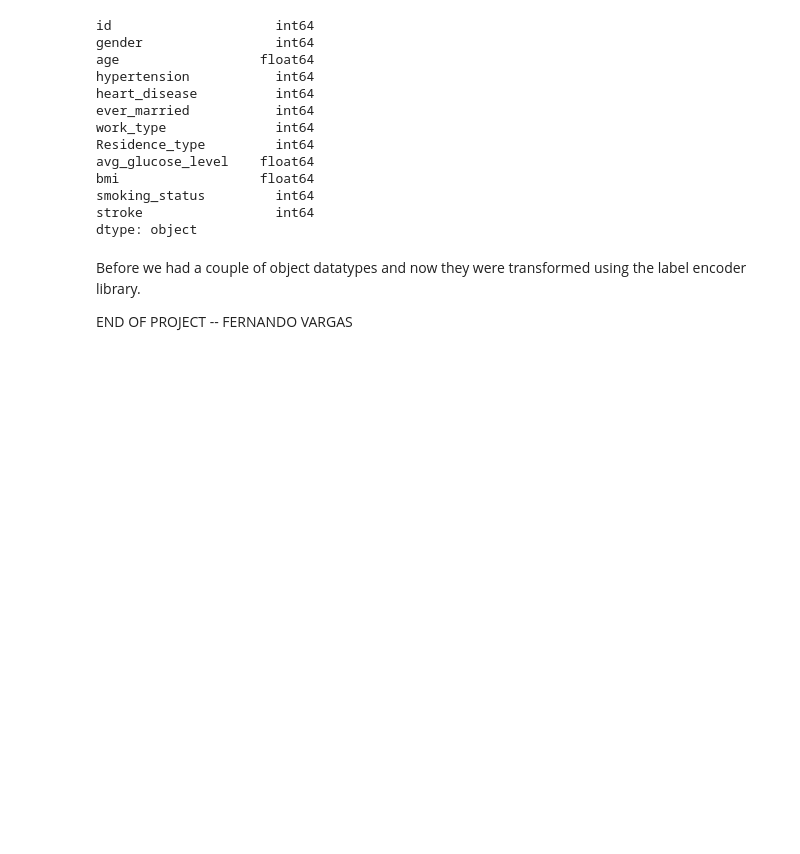
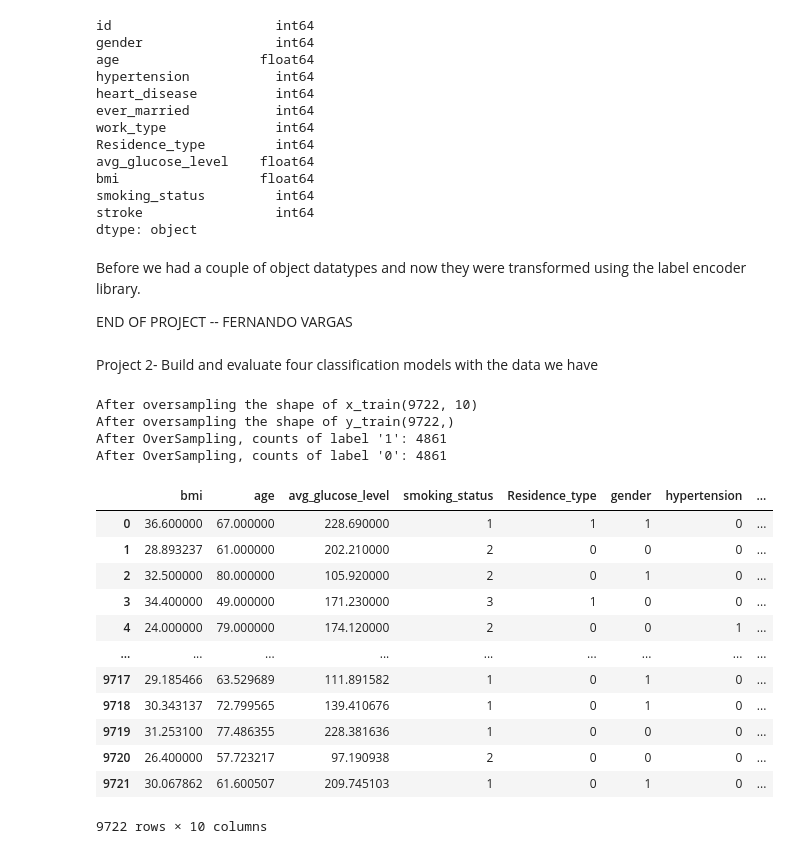
Before and after one commit to Fernando21854/DataMining_Stroke_Data, a Jupyter notebook: project_1.ipynb, the cells around one changed output. Cells and saved outputs as stored; diff of their text form; code cells hidden in the pictures; blank space fills up the shorter version.

```diff
--- a/project_1.ipynb
+++ b/project_1.ipynb
@@ -240,3 +240,45 @@ Before we had a couple of object datatypes and now they were transformed using t
 
 
 END OF PROJECT -- FERNANDO VARGAS
+# %% [markdown]
+Project 2- Build and evaluate four classification models with the data we have
+# %%
+from imblearn.over_sampling import SMOTE
+from sklearn.datasets import make_classification
+
+from imblearn.under_sampling import RandomUnderSampler
+from imblearn.pipeline import Pipeline
+
+sm = SMOTE(sampling_strategy=0.3, k_neighbors=5, random_state = 50)
+
+X = stroke_data[['bmi', 'age', 'avg_glucose_level', 'smoking_status', 'Residence_type', 'gender', 'hypertension', 'ever_married', 'work_type', 'heart_disease']]
+y = stroke_data['stroke']
+
+sm = SMOTE(random_state=2)
+X_train, y_train = sm.fit_resample(X, y)
+
+print('After oversampling the shape of x_train{}'.format(X_train.shape))
+print('After oversampling the shape of y_train{}'.format(y_train.shape))
+print("After OverSampling, counts of label '1': {}".format(sum(y_train == 1)))
+print("After OverSampling, counts of label '0': {}".format(sum(y_train == 0)))
+# %% [output]
+After oversampling the shape of x_train(9722, 10)
+After oversampling the shape of y_train(9722,)
+After OverSampling, counts of label '1': 4861
+After OverSampling, counts of label '0': 4861
+# %%
+X_train
+# %% [output]
+|  | bmi | age | avg_glucose_level | smoking_status | Residence_type | gender | hypertension | ... |
+| 0 | 36.600000 | 67.000000 | 228.690000 | 1 | 1 | 1 | 0 | ... |
+| 1 | 28.893237 | 61.000000 | 202.210000 | 2 | 0 | 0 | 0 | ... |
+| 2 | 32.500000 | 80.000000 | 105.920000 | 2 | 0 | 1 | 0 | ... |
+| 3 | 34.400000 | 49.000000 | 171.230000 | 3 | 1 | 0 | 0 | ... |
+| 4 | 24.000000 | 79.000000 | 174.120000 | 2 | 0 | 0 | 1 | ... |
+| ... | ... | ... | ... | ... | ... | ... | ... | ... |
+| 9717 | 29.185466 | 63.529689 | 111.891582 | 1 | 0 | 1 | 0 | ... |
+| 9718 | 30.343137 | 72.799565 | 139.410676 | 1 | 0 | 1 | 0 | ... |
+| 9719 | 31.253100 | 77.486355 | 228.381636 | 1 | 0 | 0 | 0 | ... |
+| 9720 | 26.400000 | 57.723217 | 97.190938 | 2 | 0 | 0 | 0 | ... |
+| 9721 | 30.067862 | 61.600507 | 209.745103 | 1 | 0 | 1 | 0 | ... |
+9722 rows × 10 columns
```
Also changed, not shown: parts of 13 cells of this notebook.
